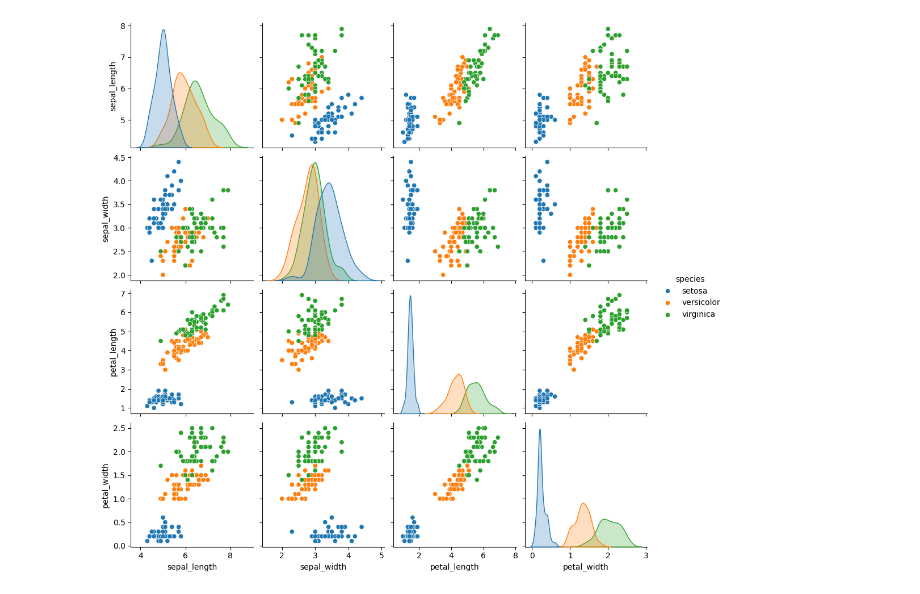
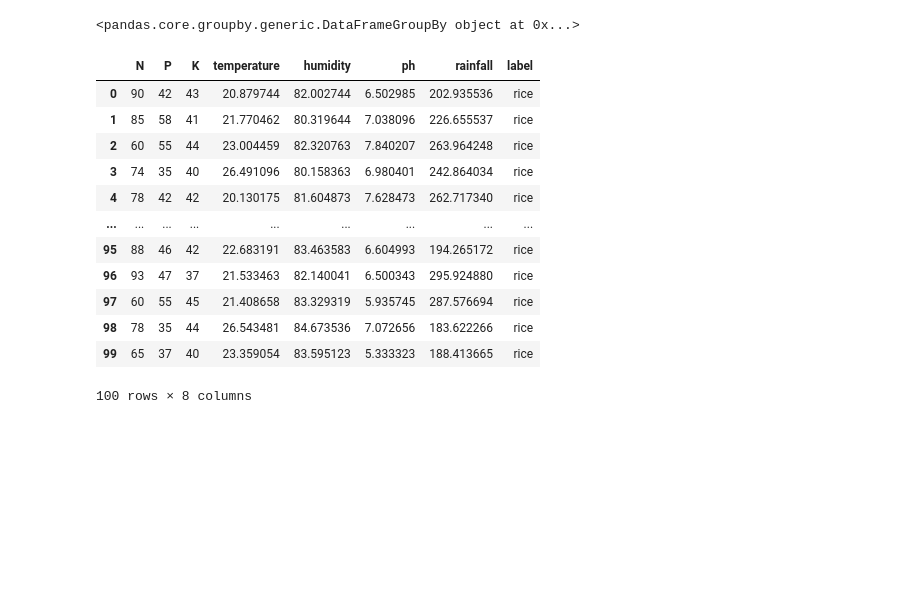
Before and after one commit to Somyayadu/Data-Science, a Jupyter notebook: main.ipynb, the cells around one changed output. Saved outputs shown, nothing was run; the diff lists cells and outputs as text; code cells hidden in the pictures; blank space fills up the shorter version.

```diff
--- a/main.ipynb
+++ b/main.ipynb
@@ -46,5 +53,21 @@ df.head()
-# %%
-sns.pairplot(df,hue="species")
-plt.show()
-# %% [output]
-[figure, removed]
+# %%
+label=df.groupby("label")
+label
+# %% [output]
+<pandas.core.groupby.generic.DataFrameGroupBy object at 0x...>
+# %%
+label.get_group("rice")
+# %% [output]
+|  | N | P | K | temperature | humidity | ph | rainfall | label |
+| 0 | 90 | 42 | 43 | 20.879744 | 82.002744 | 6.502985 | 202.935536 | rice |
+| 1 | 85 | 58 | 41 | 21.770462 | 80.319644 | 7.038096 | 226.655537 | rice |
+| 2 | 60 | 55 | 44 | 23.004459 | 82.320763 | 7.840207 | 263.964248 | rice |
+| 3 | 74 | 35 | 40 | 26.491096 | 80.158363 | 6.980401 | 242.864034 | rice |
+| 4 | 78 | 42 | 42 | 20.130175 | 81.604873 | 7.628473 | 262.717340 | rice |
+| ... | ... | ... | ... | ... | ... | ... | ... | ... |
+| 95 | 88 | 46 | 42 | 22.683191 | 83.463583 | 6.604993 | 194.265172 | rice |
+| 96 | 93 | 47 | 37 | 21.533463 | 82.140041 | 6.500343 | 295.924880 | rice |
+| 97 | 60 | 55 | 45 | 21.408658 | 83.329319 | 5.935745 | 287.576694 | rice |
+| 98 | 78 | 35 | 44 | 26.543481 | 84.673536 | 7.072656 | 183.622266 | rice |
+| 99 | 65 | 37 | 40 | 23.359054 | 83.595123 | 5.333323 | 188.413665 | rice |
+100 rows × 8 columns
```
Also changed, not shown: parts of 31 cells of this notebook, 7 other files.
